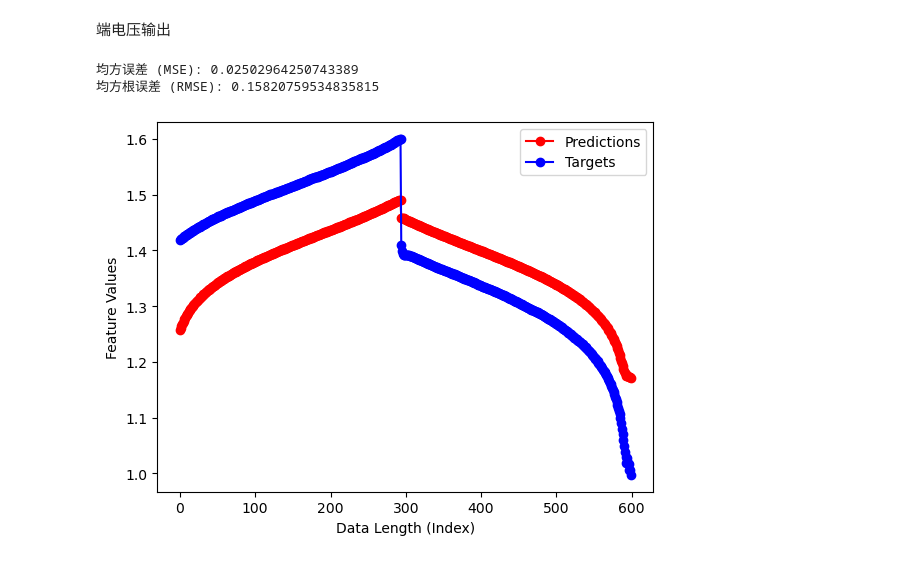
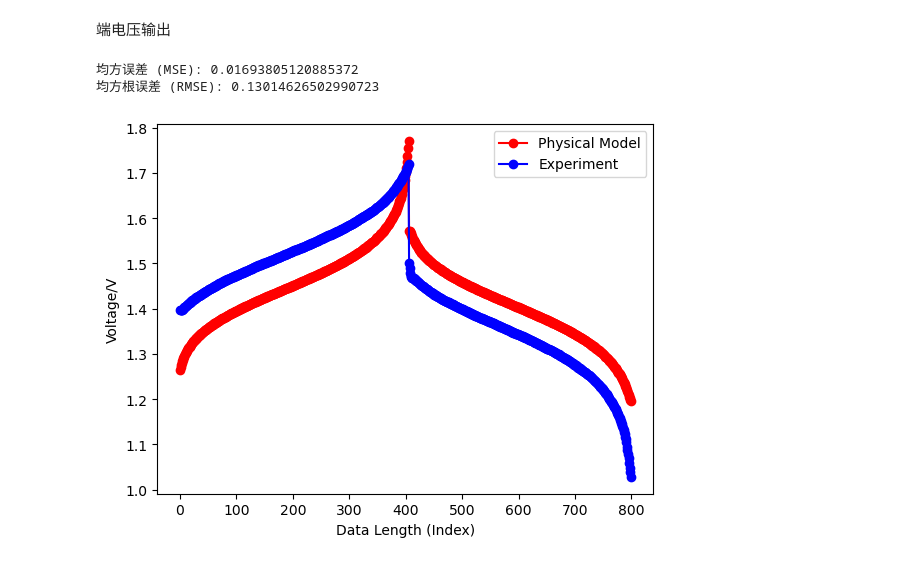
Before and after one commit to ZJJ720/pnn, a Jupyter notebook: PhysicalModel.ipynb, the cells around one changed output. Drawn from its saved outputs; the diff is of its cells as text; code cells hidden in the pictures.

```diff
--- a/PhysicalModel.ipynb
+++ b/PhysicalModel.ipynb
@@ -17,8 +17,8 @@ V_e = A_e * w_e
 w_c = 0.015  # 集流体厚度，需要根据实际情况进行调整
 theta_c = 91000  # 集流体电导率，需要根据实际情况进行调整
 w_m = 0.000127  # 离子交换膜厚度，需要根据实际情况进行调整
-E_p0 = 1.002
-E_n0 = -0.255
+E_p0 = 1.004
+E_n0 = -0.26
 n_d = 2.5
 C_Hp0 = 3850
 C_Hn0 = 3030
@@ -26,8 +26,8 @@ C_H2Op0 = 44600
 
 # 电池参数 S, k_p, k_n, theta_e
 S = 420
-k_p = 0.0001114
-k_n = 0.00001798
+k_p = 0.0000128
+k_n = 0.00001
 theta_e = 1000
 # %% [markdown]
 函数
@@ -118,39 +119,39 @@ residuals = e_cell - dataY
 # 2. 将残差平方
 squared_residuals = residuals.pow(2)
 
 # 3. 对所有平方残差求平均，得到MSE
 mse_loss = squared_residuals.mean()
 
 # 4. 对MSE取平方根，得到RMSE
 rmse_loss = mse_loss.sqrt()
 
 print("均方误差 (MSE):", mse_loss.item())
 print("均方根误差 (RMSE):", rmse_loss.item())
 
 # 绘制图形
-plot_len =600
+plot_len =800
 # 提取一个或几个特征进行可视化，假设选择第一个特征
 feature_idx = 0
-pred_values = e_cell[-plot_len:, feature_idx]
-target_values = dataY[-plot_len:, feature_idx]
+pred_values = e_cell[:plot_len, feature_idx]
+target_values = dataY[:plot_len, feature_idx]
 
 # 创建数据长度（索引）张量
 data_length = torch.arange(plot_len)
 
 # 绘制预测值折线图
-plt.plot(data_length, pred_values, label="Predictions", color='red', marker='o')
+plt.plot(data_length, pred_values, label="Physical Model", color='red', marker='o')
 
 # 绘制目标值折线图
-plt.plot(data_length, target_values, label="Targets", color='blue', marker='o')
+plt.plot(data_length, target_values, label="Experiment", color='blue', marker='o')
 
 # 添加图例和坐标轴标签
 plt.xlabel("Data Length (Index)")
-plt.ylabel("Feature Values")
+plt.ylabel("Voltage/V")
 plt.legend()
 
 # 显示图形
 plt.show()
 # %% [output]
-均方误差 (MSE): 0.02502964250743389
-均方根误差 (RMSE): 0.15820759534835815
+均方误差 (MSE): 0.01693805120885372
+均方根误差 (RMSE): 0.13014626502990723
-[figure, old version]
+[figure, new version]
```
Also changed, not shown: parts of 1 cell of this notebook.
